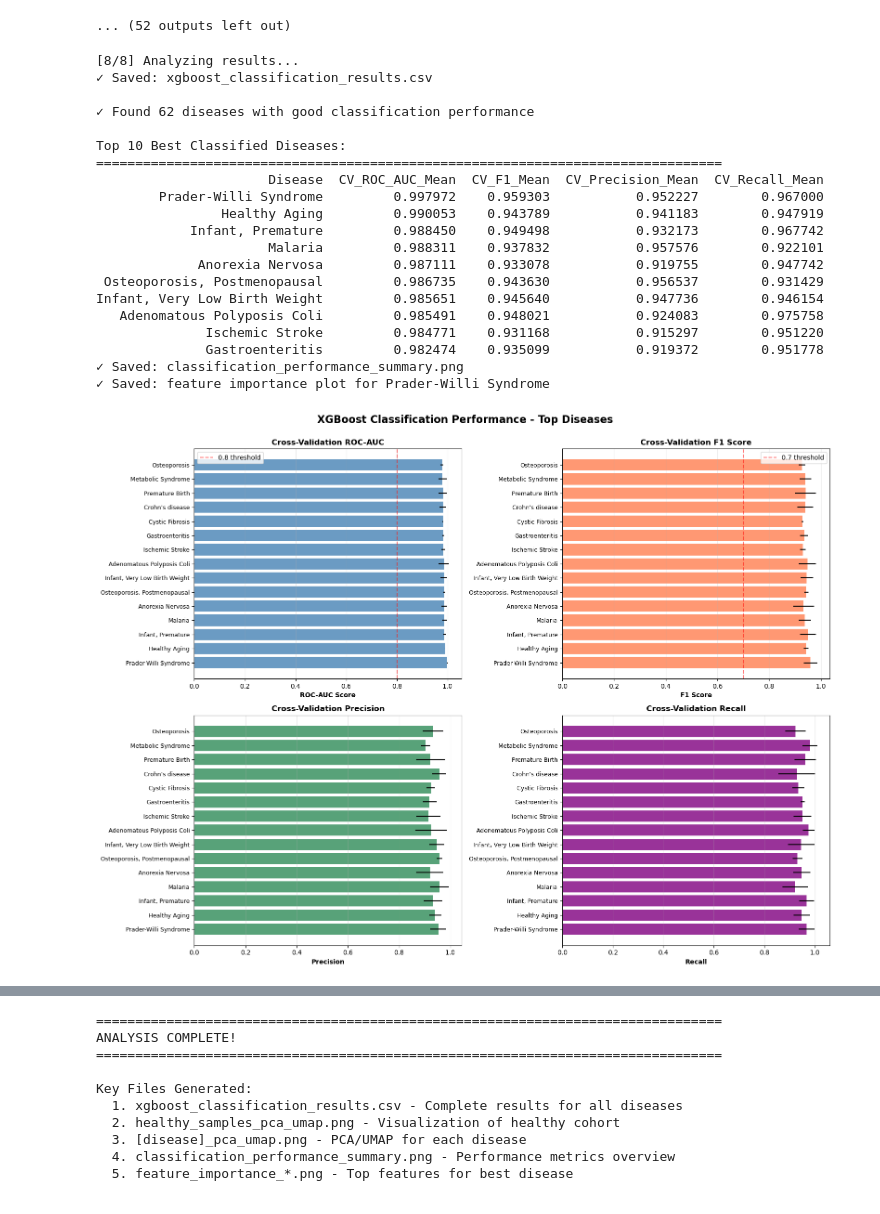
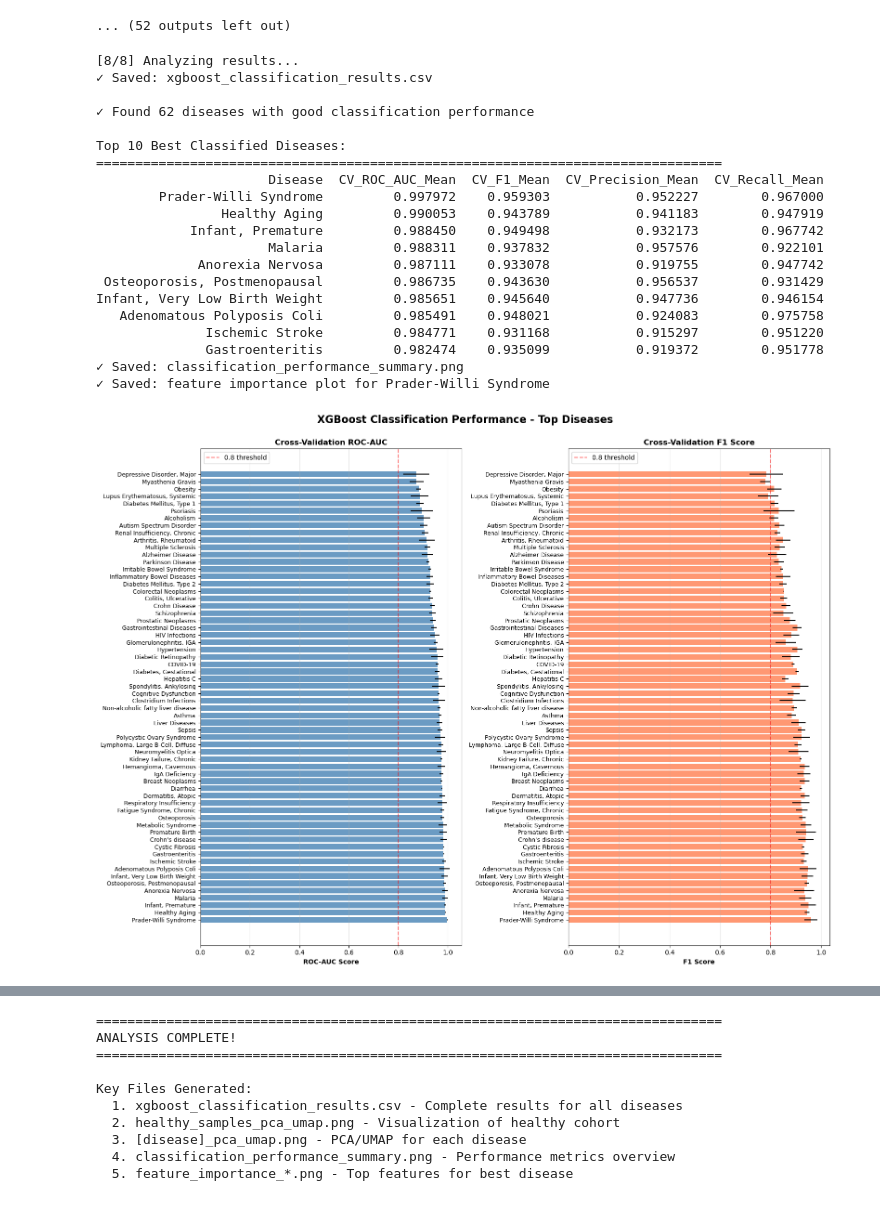
Before and after one commit to manuelgug/Microbiome-Disease-Classification-ML, a Jupyter notebook: microbiome_classif.ipynb, the cells around one changed output, grey strips where cells are left out. Saved outputs shown, nothing was run; the diff lists cells and outputs as text; code cells hidden in the pictures.

```diff
--- a/microbiome_classif.ipynb
+++ b/microbiome_classif.ipynb
@@ -721,10 +721,10 @@ results_df = pd.DataFrame(all_results)
 results_df.to_csv('xgboost_classification_results.csv', index=False)
 print("✓ Saved: xgboost_classification_results.csv")
 
-# Filter for good models (CV ROC-AUC > 0.70 and CV F1 > 0.60)
+# Filter for good models (CV ROC-AUC > 0.80 and CV F1 > 0.70)
 good_models = results_df[
-    (results_df['CV_ROC_AUC_Mean'] > 0.70) &
-    (results_df['CV_F1_Mean'] > 0.60)
+    (results_df['CV_ROC_AUC_Mean'] > 0.80) &
+    (results_df['CV_F1_Mean'] > 0.70)
 ].copy()
 
 print(f"\n✓ Found {len(good_models)} diseases with good classification performance")
@@ -742,50 +742,50 @@ if len(good_models) > 0:
     # ========================================================================
     # Visualization: Performance metrics
     # ========================================================================
-    top_n = min(15, len(good_models))
+    top_n = min(62, len(good_models))
     top_models = good_models.head(top_n)
 
-    fig, axes = plt.subplots(2, 2, figsize=(16, 12))
+    fig, axes = plt.subplots(1, 2, figsize=(16, 12))
 
     # ROC-AUC
-    axes[0, 0].barh(range(len(top_models)), top_models['CV_ROC_AUC_Mean'],
+    axes[0].barh(range(len(top_models)), top_models['CV_ROC_AUC_Mean'],
                      xerr=top_models['CV_ROC_AUC_Std'], color='steelblue', alpha=0.8)
-    axes[0, 0].set_yticks(range(len(top_models)))
-    axes[0, 0].set_yticklabels(top_models['Disease'], fontsize=9)
-    axes[0, 0].set_xlabel('ROC-AUC Score', fontweight='bold')
-    axes[0, 0].set_title('Cross-Validation ROC-AUC', fontweight='bold')
-    axes[0, 0].grid(axis='x', alpha=0.3)
-    axes[0, 0].axvline(0.8, color='red', linestyle='--', alpha=0.5, label='0.8 threshold')
-    axes[0, 0].legend()
+    axes[0].set_yticks(range(len(top_models)))
+    axes[0].set_yticklabels(top_models['Disease'], fontsize=9)
+    axes[0].set_xlabel('ROC-AUC Score', fontweight='bold')
+    axes[0].set_title('Cross-Validation ROC-AUC', fontweight='bold')
+    axes[0].grid(axis='x', alpha=0.3)
+    axes[0].axvline(0.8, color='red', linestyle='--', alpha=0.5, label='0.8 threshold')
+    axes[0].legend()
 
     # F1 Score
-    axes[0, 1].barh(range(len(top_models)), top_models['CV_F1_Mean'],
+    axes[1].barh(range(len(top_models)), top_models['CV_F1_Mean'],
                      xerr=top_models['CV_F1_Std'], color='coral', alpha=0.8)
-    axes[0, 1].set_yticks(range(len(top_models)))
-    axes[0, 1].set_yticklabels(top_models['Disease'], fontsize=9)
-    axes[0, 1].set_xlabel('F1 Score', fontweight='bold')
-    axes[0, 1].set_title('Cross-Validation F1 Score', fontweight='bold')
-    axes[0, 1].grid(axis='x', alpha=0.3)
-    axes[0, 1].axvline(0.7, color='red', linestyle='--', alpha=0.5, label='0.7 threshold')
-    axes[0, 1].legend()
+    axes[1].set_yticks(range(len(top_models)))
+    axes[1].set_yticklabels(top_models['Disease'], fontsize=9)
+    axes[1].set_xlabel('F1 Score', fontweight='bold')
+    axes[1].set_title('Cross-Validation F1 Score', fontweight='bold')
+    axes[1].grid(axis='x', alpha=0.3)
+    axes[1].axvline(0.8, color='red', linestyle='--', alpha=0.5, label='0.8 threshold')
+    axes[1].legend()
 
     # Precision
-    axes[1, 0].barh(range(len(top_models)), top_models['CV_Precision_Mean'],
-                     xerr=top_models['CV_Precision_Std'], color='seagreen', alpha=0.8)
-    axes[1, 0].set_yticks(range(len(top_models)))
-    axes[1, 0].set_yticklabels(top_models['Disease'], fontsize=9)
-    axes[1, 0].set_xlabel('Precision', fontweight='bold')
-    axes[1, 0].set_title('Cross-Validation Precision', fontweight='bold')
-    axes[1, 0].grid(axis='x', alpha=0.3)
+    # axes[1, 0].barh(range(len(top_models)), top_models['CV_Precision_Mean'],
+    #                  xerr=top_models['CV_Precision_Std'], color='seagreen', alpha=0.8)
+    # axes[1, 0].set_yticks(range(len(top_models)))
+    # axes[1, 0].set_yticklabels(top_models['Disease'], fontsize=9)
+    # axes[1, 0].set_xlabel('Precision', fontweight='bold')
+    # axes[1, 0].set_title('Cross-Validation Precision', fontweight='bold')
+    # axes[1, 0].grid(axis='x', alpha=0.3)
 
     # Recall
-    axes[1, 1].barh(range(len(top_models)), top_models['CV_Recall_Mean'],
-                     xerr=top_models['CV_Recall_Std'], color='purple', alpha=0.8)
-    axes[1, 1].set_yticks(range(len(top_models)))
-    axes[1, 1].set_yticklabels(top_models['Disease'], fontsize=9)
-    axes[1, 1].set_xlabel('Recall', fontweight='bold')
-    axes[1, 1].set_title('Cross-Validation Recall', fontweight='bold')
-    axes[1, 1].grid(axis='x', alpha=0.3)
+    # axes[1, 1].barh(range(len(top_models)), top_models['CV_Recall_Mean'],
+    #                  xerr=top_models['CV_Recall_Std'], color='purple', alpha=0.8)
+    # axes[1, 1].set_yticks(range(len(top_models)))
+    # axes[1, 1].set_yticklabels(top_models['Disease'], fontsize=9)
+    # axes[1, 1].set_xlabel('Recall', fontweight='bold')
+    # axes[1, 1].set_title('Cross-Validation Recall', fontweight='bold')
+    # axes[1, 1].grid(axis='x', alpha=0.3)
 
     plt.suptitle('XGBoost Classification Performance - Top Diseases',
                  fontsize=16, fontweight='bold', y=1.00)
@@ -805,34 +805,34 @@ if len(good_models) > 0:
         plt.yticks(range(len(top_features)), top_features['feature'], fontsize=9)
         plt.xlabel('Feature Importance', fontweight='bold')
         plt.title(f'Top 20 Features for {top_disease}', fontweight='bold', fontsize=14)
         plt.gca().invert_yaxis()
         plt.grid(axis='x', alpha=0.3)
         plt.tight_layout()
         plt.savefig(f'feature_importance_{top_disease.replace("/", "_").replace(" ", "_")}.png',
                     dpi=300, bbox_inches='tight')
         print(f"✓ Saved: feature importance plot for {top_disease}")
 # %% [output]
 [8/8] Analyzing results...
 ✓ Saved: xgboost_classification_results.csv
 
 ✓ Found 62 diseases with good classification performance
 
 Top 10 Best Classified Diseases:
 ================================================================================
                       Disease  CV_ROC_AUC_Mean  CV_F1_Mean  CV_Precision_Mean  CV_Recall_Mean
         Prader-Willi Syndrome         0.997972    0.959303           0.952227        0.967000
                 Healthy Aging         0.990053    0.943789           0.941183        0.947919
             Infant, Premature         0.988450    0.949498           0.932173        0.967742
                       Malaria         0.988311    0.937832           0.957576        0.922101
              Anorexia Nervosa         0.987111    0.933078           0.919755        0.947742
  Osteoporosis, Postmenopausal         0.986735    0.943630           0.956537        0.931429
 Infant, Very Low Birth Weight         0.985651    0.945640           0.947736        0.946154
    Adenomatous Polyposis Coli         0.985491    0.948021           0.924083        0.975758
               Ischemic Stroke         0.984771    0.931168           0.915297        0.951220
               Gastroenteritis         0.982474    0.935099           0.919372        0.951778
 ✓ Saved: classification_performance_summary.png
 ✓ Saved: feature importance plot for Prader-Willi Syndrome
-[figure, old version]
+[figure, new version]
 [figure]
 # %%
 print("\n" + "="*80)
```
Also changed, not shown: parts of 1 cell of this notebook.
